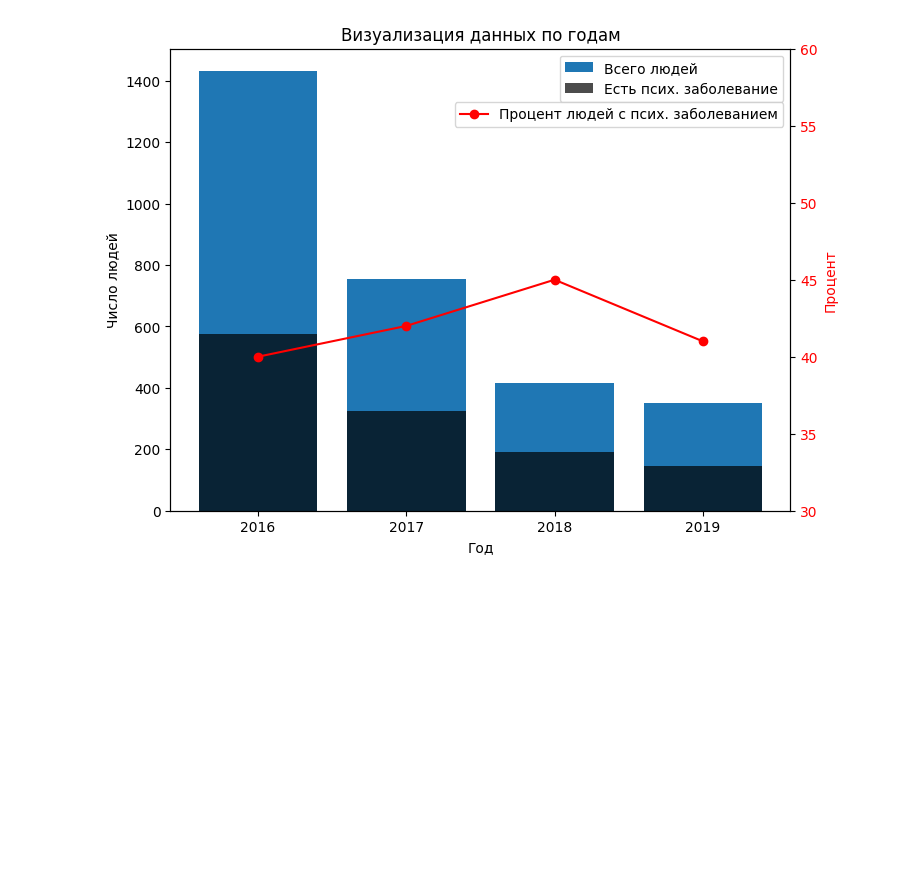
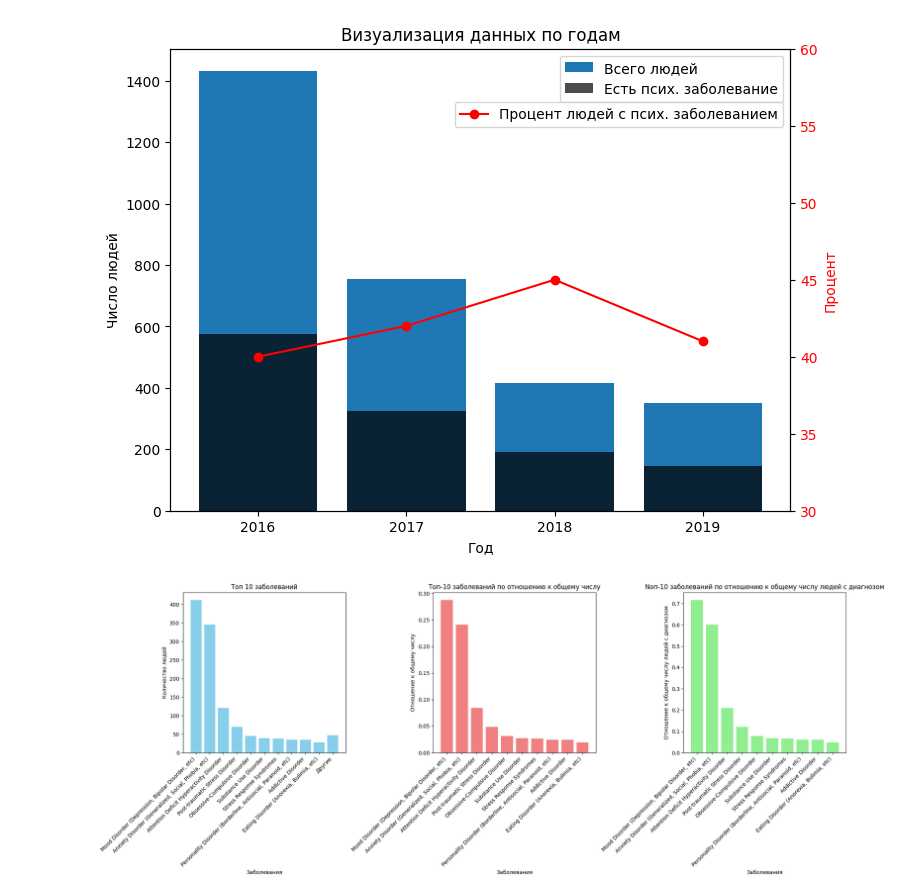
Before and after one commit to Feddlen/Analysing_Mental_Health_in_Tech, a Jupyter notebook: MentalHealthsSQL.ipynb, the cells around one changed output. Cells and saved outputs as stored; diff of their text form; code cells hidden in the pictures; blank space fills up the shorter version.

```diff
--- a/MentalHealthsSQL.ipynb
+++ b/MentalHealthsSQL.ipynb
@@ -413,4 +421,89 @@ plt.xticks(df['Год'])
 plt.show()
 # %% [output]
 [figure]
+# %%
+# Какие заболевания были у тех, кто ответил что имеют псих заболевание,
+# Какой процент от общего числа участников и от тех кто ответил что имеют псих заболевание
+# Этот вопрос только в 2016 поэтому не будет по годам
+disorder = '''
+WITH question115 AS (
+SELECT 	a.survey_id,
+		a.answer_text,
+		a.user_id,
+		*
+FROM answer a
+WHERE a.question_id = 115
+ORDER BY 3 DESC
+),
+
+question33 AS (
+SELECT 	a.survey_id,
+		a.answer_text,
+		a.user_id
+FROM answer a
+WHERE a.question_id = 33 AND a.answer_text = 'Yes' AND a.survey_id = 2016
+ORDER BY 3 DESC
+)
+
+SELECT  q115.answer_text,
+		total_amount,
+		total_amount_have_disorder,
+		COUNT(DISTINCT(q115.user_id)) AS amount_disorder
+FROM 	question115 q115,
+		(SELECT count(DISTINCT(question115.user_id)) AS total_amount FROM question115),
+		(SELECT count(DISTINCT(question33.user_id)) AS total_amount_have_disorder FROM question33)
+LEFT JOIN question33 q33
+ON q115.user_id = q33.user_id
+WHERE q33.answer_text = 'Yes'
+GROUP BY 1
+ORDER BY 4 DESC
+'''
+
+cur_final.execute(disorder)
+rows = cur_final.fetchall()
+df = pd.DataFrame(rows, columns=('Заболевание', 'Общее число', 'Общее число людей с диагнозом', 'Количество людей с этим заболеванием'))
+
+
+# Столбиковая диаграмма для распределения заболеваний (Топ 10 + Другие)
+top_10 = df.nlargest(10, 'Количество людей с этим заболеванием')
+other = pd.DataFrame({'Заболевание': ['Другие'], 'Количество людей с этим заболеванием': [df['Количество людей с этим заболеванием'][10:].sum()]})
+top_10_and_other = pd.concat([top_10, other])
+
+fig = plt.figure(figsize=(20, 8))
+
+ax = fig.add_subplot(1, 3, 1)
+plt.bar(top_10_and_other['Заболевание'], top_10_and_other['Количество людей с этим заболеванием'], color='skyblue')
+plt.title('Топ 10 заболеваний')
+plt.xlabel('Заболевания')
+plt.ylabel('Количество людей')
+plt.xticks(rotation=45, ha='right')
+
+
+# Распределение топ-10 заболеваний по отношению к общему числу
+df['Отношение к общему числу'] = df['Количество людей с этим заболеванием'] / df['Общее число']
+top_10_ratio = df.nlargest(10, 'Отношение к общему числу')
+
+ax = fig.add_subplot(1, 3, 2)
+plt.bar(top_10_ratio['Заболевание'], top_10_ratio['Отношение к общему числу'], color='lightcoral')
+plt.title('Топ-10 заболеваний по отношению к общему числу')
+plt.xlabel('Заболевания')
+plt.ylabel('Отношение к общему числу')
+plt.xticks(rotation=45, ha='right')
+
+
+# Распределение топ-10 заболеваний по отношению к общему числу людей с диагнозом
+df['Отношение к общему числу людей с диагнозом'] = df['Количество людей с этим заболеванием'] / df['Общее число людей с диагнозом']
+top_10_ratio_people = df.nlargest(10, 'Отношение к общему числу людей с диагнозом')
+
+ax = fig.add_subplot(1, 3, 3)
+plt.bar(top_10_ratio_people['Заболевание'], top_10_ratio_people['Отношение к общему числу людей с диагнозом'], color='lightgreen')
+plt.title('Nоп-10 заболеваний по отношению к общему числу людей с диагнозом')
+plt.xlabel('Заболевания')
+plt.ylabel('Отношение к общему числу людей с диагнозом')
+plt.xticks(rotation=45, ha='right')
+
+plt.tight_layout()
+plt.show()
+# %% [output]
+[figure, added]
 # %%
```
Also changed, not shown: parts of 4 cells of this notebook, 1 other file.
